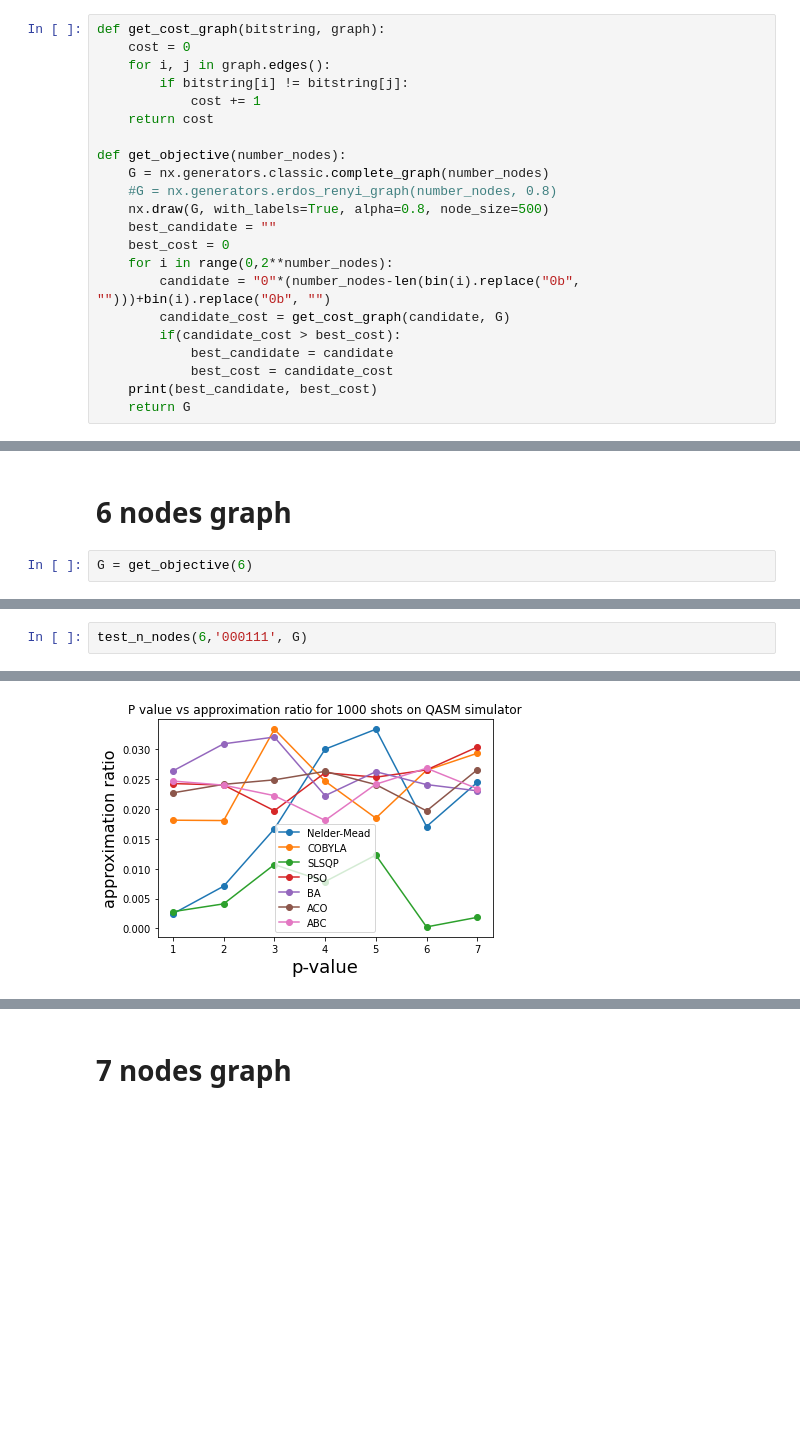
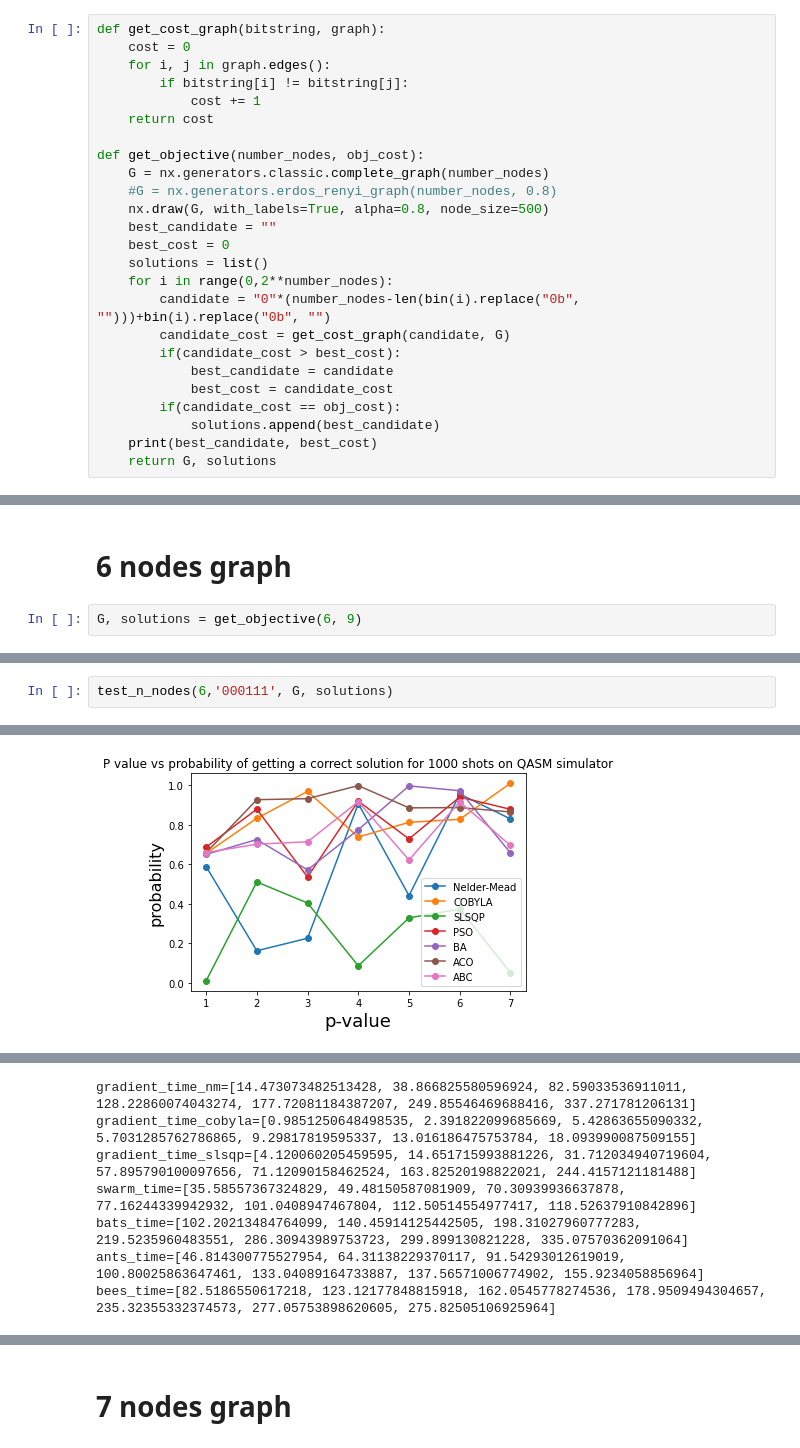
Before and after one commit to mentesniker/Maxcut-solver, a Jupyter notebook: Max-cut-results.ipynb, the cells around one changed output, grey strips where cells are left out. Cells and saved outputs as stored; diff of their text form; blank space fills up the shorter version.

```diff
--- a/Max-cut-results.ipynb
+++ b/Max-cut-results.ipynb
@@ -240,18 +239,21 @@ def get_cost_graph(bitstring, graph):
             cost += 1
     return cost
 
-def get_objective(number_nodes):
+def get_objective(number_nodes, obj_cost):
     G = nx.generators.classic.complete_graph(number_nodes)
     #G = nx.generators.erdos_renyi_graph(number_nodes, 0.8)
     nx.draw(G, with_labels=True, alpha=0.8, node_size=500)
     best_candidate = ""
     best_cost = 0
+    solutions = list()
     for i in range(0,2**number_nodes):
         candidate = "0"*(number_nodes-len(bin(i).replace("0b", "")))+bin(i).replace("0b", "")
         candidate_cost = get_cost_graph(candidate, G)
         if(candidate_cost > best_cost):
             best_candidate = candidate
             best_cost = candidate_cost
+        if(candidate_cost == obj_cost):
+            solutions.append(best_candidate)
     print(best_candidate, best_cost)
-    return G
+    return G, solutions
 # %%
@@ -537,6 +575,6 @@ bees_time=[74.95199179649353, 125.38946008682251, 161.30903673171997, 188.244492
 # %% [markdown]
 # 6 nodes graph
 # %%
-G = get_objective(6)
+G, solutions = get_objective(6, 9)
 # %% [output]
 000111 9
@@ -544,3 +582,3 @@ G = get_objective(6)
 # %%
-test_n_nodes(6,'000111', G)
+test_n_nodes(6,'000111', G, solutions)
 # %% [output]
@@ -564 +592 @@ bees_values_p=[0.024666666666666667, 0.023976608187134502, 0.02222222222222222,
-[figure, old version]
+[figure, new version]
@@ -580,0 +609,7 @@ bees_time=[96.10899949073792, 128.6648874282837, 164.48049807548523, 188.2503318
+gradient_time_nm=[14.473073482513428, 38.866825580596924, 82.59033536911011, 128.22860074043274, 177.72081184387207, 249.85546469688416, 337.271781206131]
+gradient_time_cobyla=[0.9851250648498535, 2.391822099685669, 5.42863655090332, 5.7031285762786865, 9.29817819595337, 13.016186475753784, 18.093990087509155]
+gradient_time_slsqp=[4.120060205459595, 14.651715993881226, 31.712034940719604, 57.895790100097656, 71.12090158462524, 163.82520198822021, 244.4157121181488]
+swarm_time=[35.58557367324829, 49.48150587081909, 70.30939936637878, 77.16244339942932, 101.0408947467804, 112.50514554977417, 118.52637910842896]
+bats_time=[102.20213484764099, 140.45914125442505, 198.31027960777283, 219.5235960483551, 286.30943989753723, 299.899130821228, 335.07570362091064]
+ants_time=[46.814300775527954, 64.31138229370117, 91.54293012619019, 100.80025863647461, 133.04089164733887, 137.56571006774902, 155.9234058856964]
+bees_time=[82.5186550617218, 123.12177848815918, 162.0545778274536, 178.9509494304657, 235.32355332374573, 277.05753898620605, 275.82505106925964]
```
Also changed, not shown: parts of 14 cells of this notebook, 2 other files.
